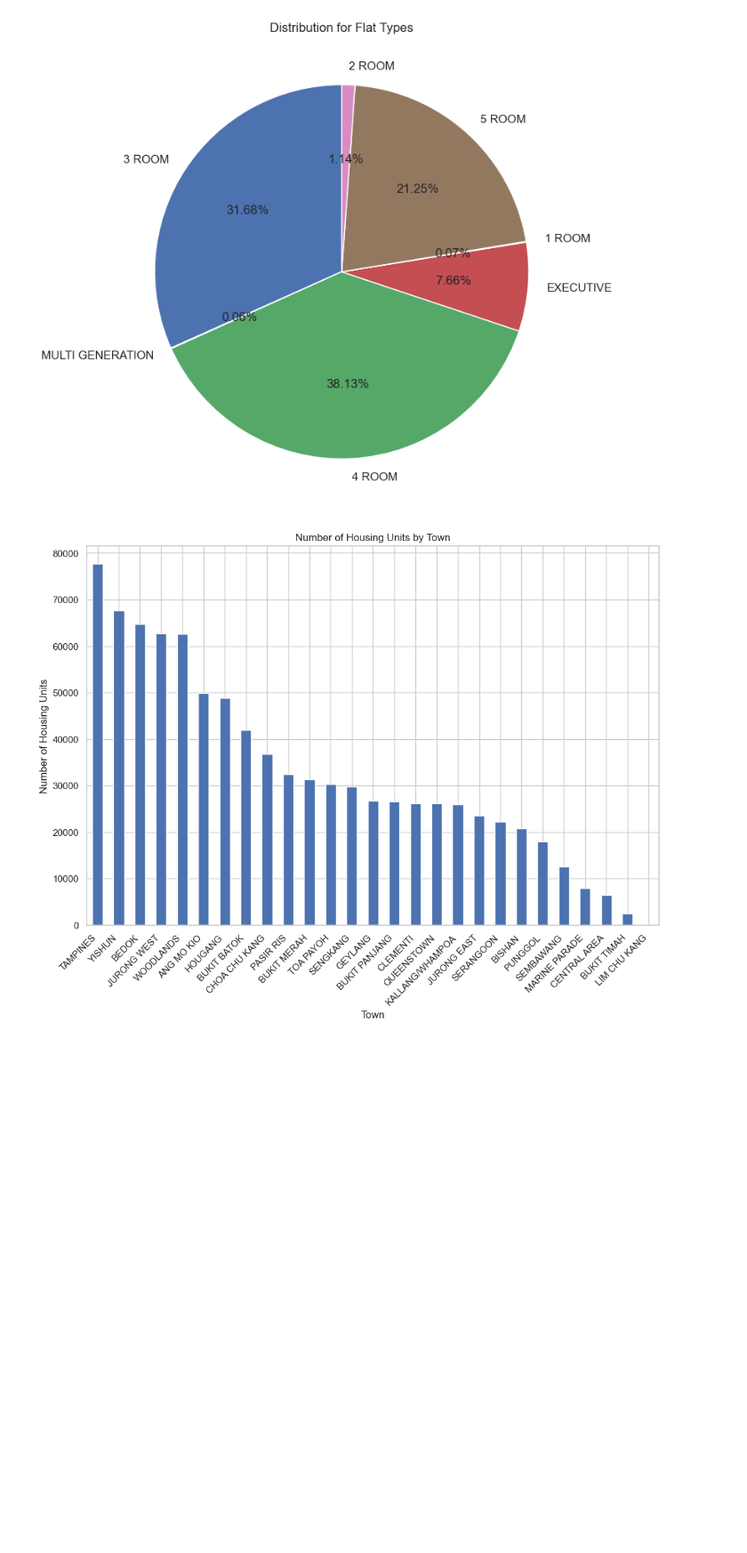
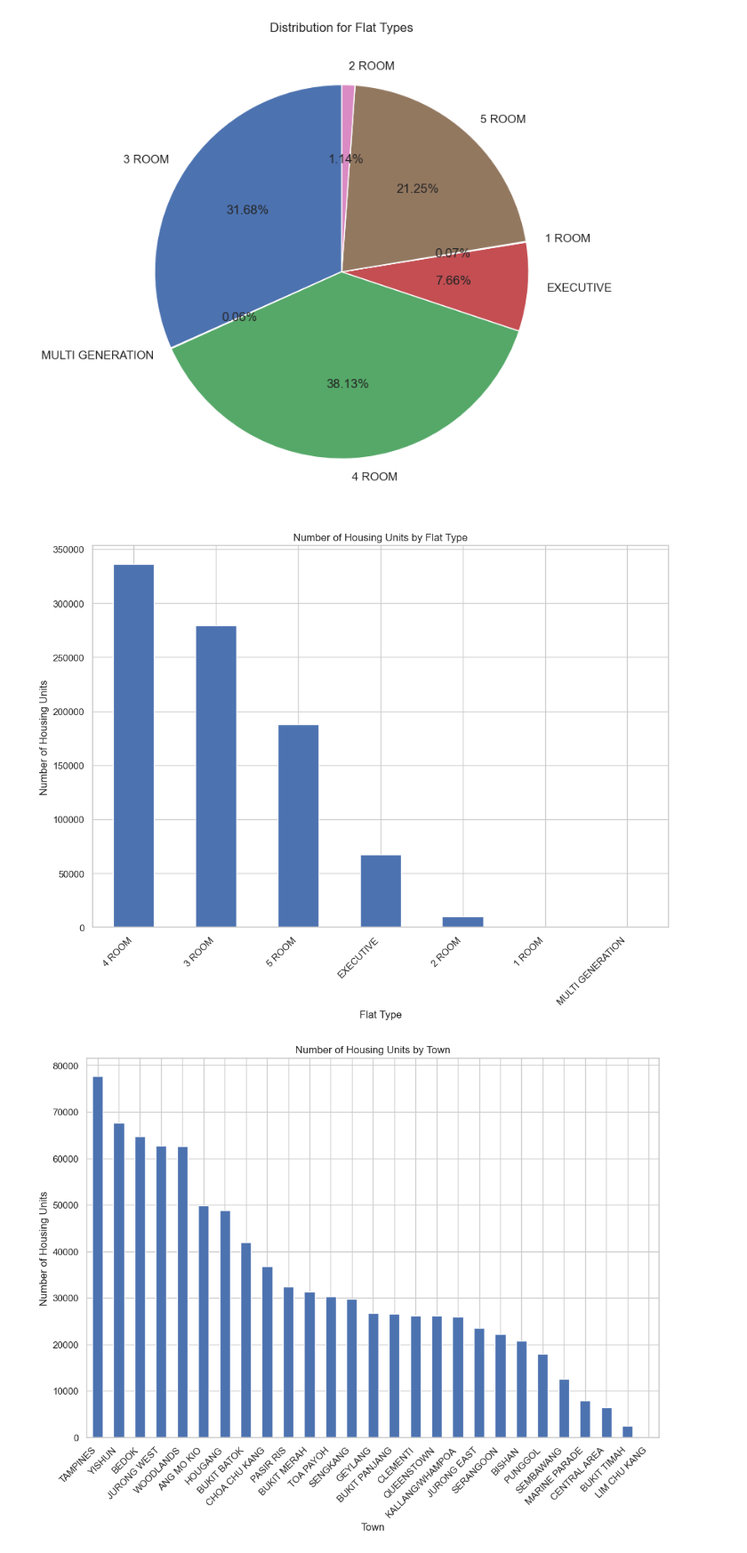
Before and after one commit to kkinmunn/is4303_hdbresale, a Jupyter notebook: eda/eda.ipynb, the cells around one changed output. Shown at 89% size. Drawn from its saved outputs; the diff is of its cells as text; code cells hidden in the pictures; blank space fills up the shorter version.

```diff
--- a/eda/eda.ipynb
+++ b/eda/eda.ipynb
@@ -104,6 +105,27 @@ plt.title('Distribution for Flat Types')
 plt.show()
 # %% [output]
 [figure]
+# %%
+# bar chart for flat_type
+
+# count the occurrences of each flat_type
+flat_type_counts = data_hdb_raw['flat_type'].value_counts()
+
+# merge flat types with different names that refer to the same type
+data_hdb_raw['flat_type'] = data_hdb_raw['flat_type'].str.replace('MULTI-GENERATION','MULTI GENERATION')
+
+# size
+plt.figure(figsize=(12, 8))
+
+# plot
+flat_type_counts.plot(kind='bar')
+plt.title('Number of Housing Units by Flat Type')
+plt.xlabel('Flat Type')
+plt.ylabel('Number of Housing Units')
+plt.xticks(rotation=45, ha='right')
+plt.show()
+# %% [output]
+[figure, added]
 # %%
 # bar chart for town
 
```
Also changed, not shown: parts of 12 cells of this notebook.
